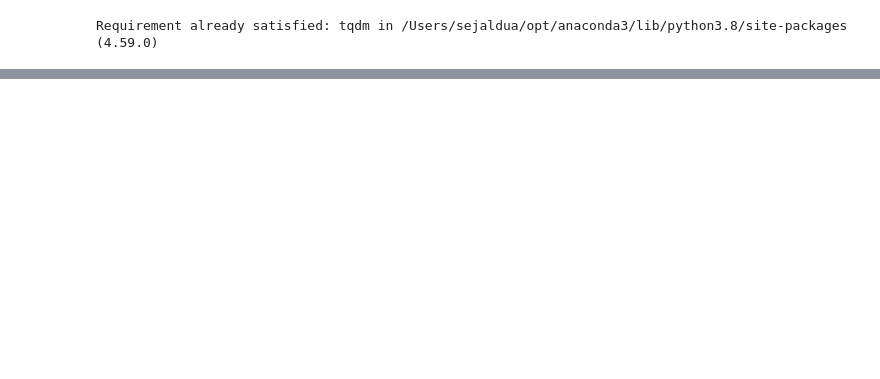
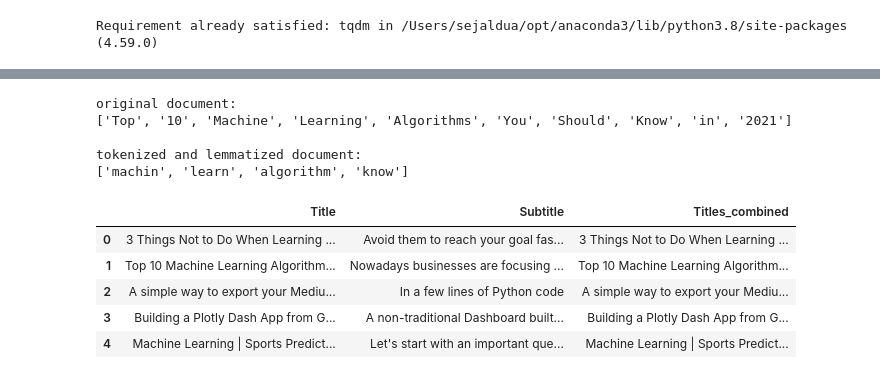
Before and after one commit to sejaldua/digesting-the-digest, a Jupyter notebook: medium-digest-scraper.ipynb, the cells around one changed output, grey strips where cells are left out. Cells and saved outputs as stored; diff of their text form; code cells hidden in the pictures; blank space fills up the shorter version.

```diff
--- a/medium-digest-scraper.ipynb
+++ b/medium-digest-scraper.ipynb
@@ -72,0 +103,25 @@ for match in re.findall('(.*)\r\n\r\n(.*)\r\n\r\n(.*) \r\n in (.*)\r\n*·(.*) mi
+# %%
+doc_sample = df['Title'].iloc[1]
+print('original document: ')
+words = []
+for word in doc_sample.split(' '):
+    words.append(word)
+print(words)
+print('\ntokenized and lemmatized document: ')
+print(preprocess(doc_sample))
+# %% [output]
+original document:
+['Top', '10', 'Machine', 'Learning', 'Algorithms', 'You', 'Should', 'Know', 'in', '2021']
+
+tokenized and lemmatized document:
+['machin', 'learn', 'algorithm', 'know']
+# %%
+df['Titles_combined'] = df[['Title', 'Subtitle']].agg(' '.join, axis=1)
+df[['Title', 'Subtitle', 'Titles_combined']].head()
+# %% [output]
+|  | Title | Subtitle | Titles_combined |
+| 0 | 3 Things Not to Do When Learning ... | Avoid them to reach your goal fas... | 3 Things Not to Do When Learning ... |
+| 1 | Top 10 Machine Learning Algorithm... | Nowadays businesses are focusing ... | Top 10 Machine Learning Algorithm... |
+| 2 | A simple way to export your Mediu... | In a few lines of Python code | A simple way to export your Mediu... |
+| 3 | Building a Plotly Dash App from G... | A non-traditional Dashboard built... | Building a Plotly Dash App from G... |
+| 4 | Machine Learning | Sports Predict... | Let's start with an important que... | Machine Learning | Sports Predict... |
```
Also changed, not shown: parts of 21 cells of this notebook, 11 other files.
